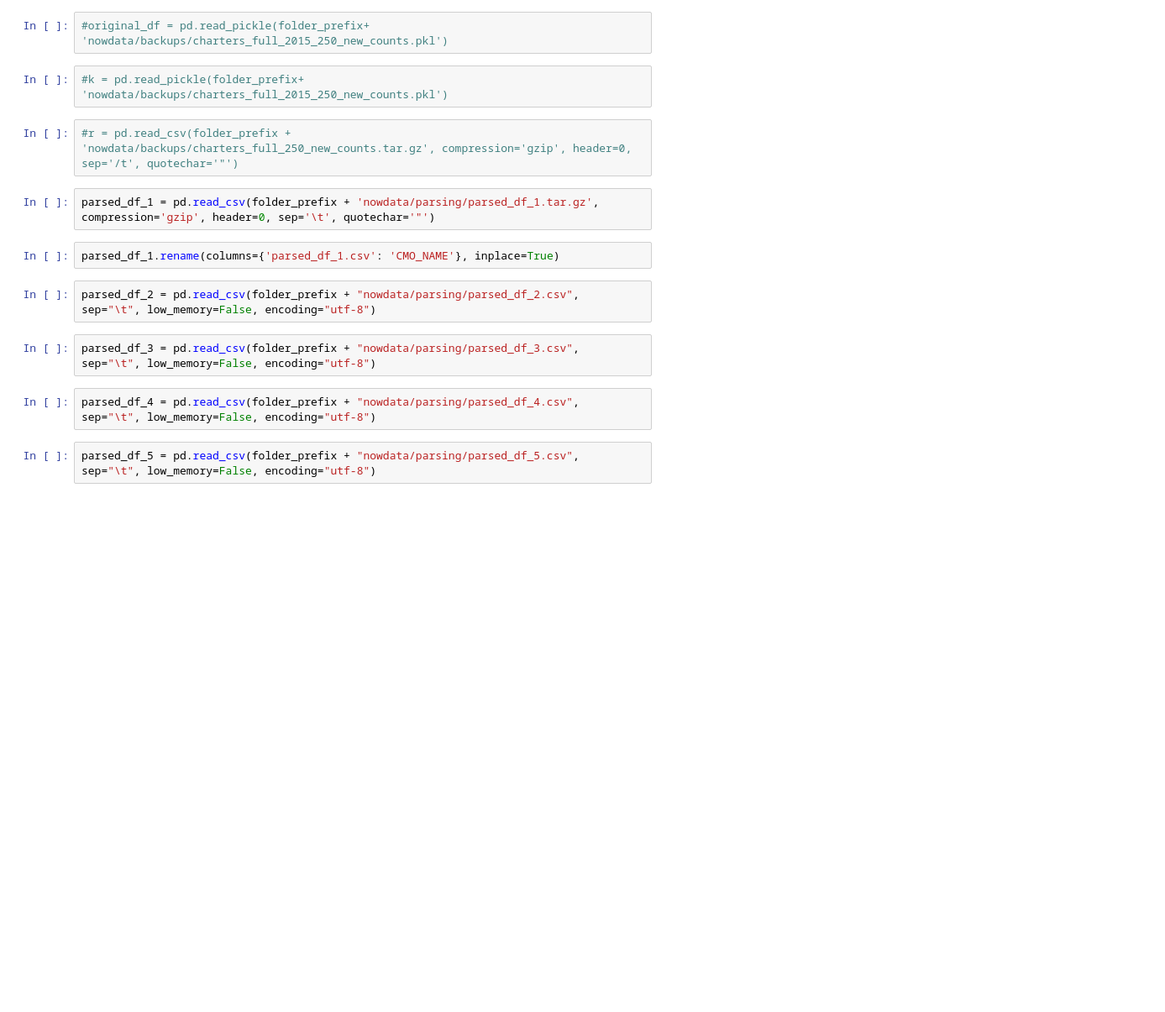
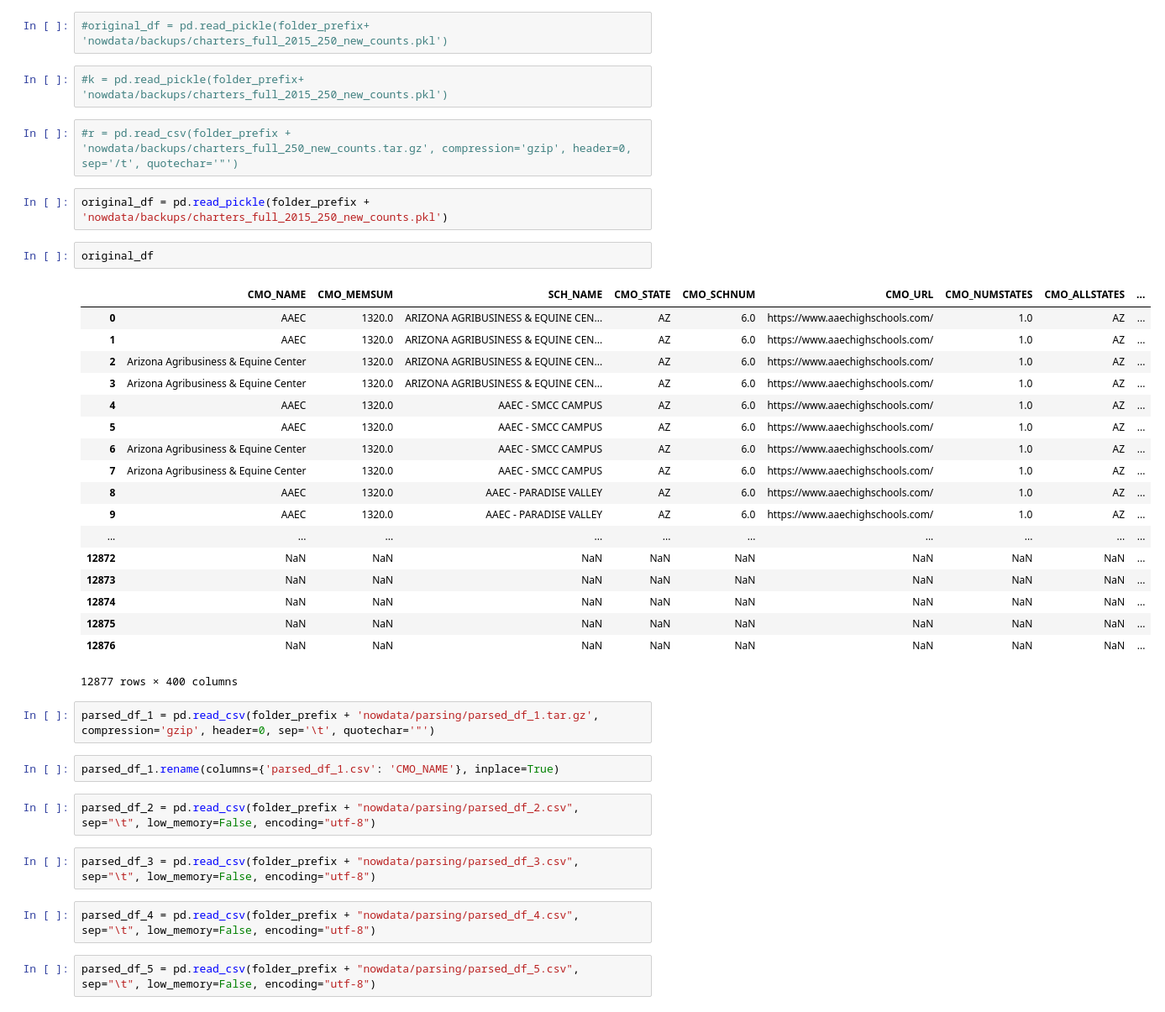
Before and after one commit to comp-strat/text_analysis, a Jupyter notebook: scripts/Combine_Final_df.ipynb, the cells around one changed output. Shown at 84% size. Saved outputs shown, nothing was run; the diff lists cells and outputs as text; blank space fills up the shorter version.

```diff
--- a/scripts/Combine_Final_df.ipynb
+++ b/scripts/Combine_Final_df.ipynb
@@ -19,6 +21,29 @@ folder_prefix = '/home/jovyan/work/'
 #k = pd.read_pickle(folder_prefix+ 'nowdata/backups/charters_full_2015_250_new_counts.pkl')
 # %%
 #r = pd.read_csv(folder_prefix + 'nowdata/backups/charters_full_250_new_counts.tar.gz', compression='gzip', header=0, sep='/t', quotechar='"')
+# %%
+original_df = pd.read_pickle(folder_prefix + 'nowdata/backups/charters_full_2015_250_new_counts.pkl')
+# %%
+original_df
+# %% [output]
+|  | CMO_NAME | CMO_MEMSUM | SCH_NAME | CMO_STATE | CMO_SCHNUM | CMO_URL | CMO_NUMSTATES | CMO_ALLSTATES | ... |
+| 0 | AAEC | 1320.0 | ARIZONA AGRIBUSINESS & EQUINE CEN... | AZ | 6.0 | https://www.aaechighschools.com/ | 1.0 | AZ | ... |
+| 1 | AAEC | 1320.0 | ARIZONA AGRIBUSINESS & EQUINE CEN... | AZ | 6.0 | https://www.aaechighschools.com/ | 1.0 | AZ | ... |
+| 2 | Arizona Agribusiness & Equine Center | 1320.0 | ARIZONA AGRIBUSINESS & EQUINE CEN... | AZ | 6.0 | https://www.aaechighschools.com/ | 1.0 | AZ | ... |
+| 3 | Arizona Agribusiness & Equine Center | 1320.0 | ARIZONA AGRIBUSINESS & EQUINE CEN... | AZ | 6.0 | https://www.aaechighschools.com/ | 1.0 | AZ | ... |
+| 4 | AAEC | 1320.0 | AAEC - SMCC CAMPUS | AZ | 6.0 | https://www.aaechighschools.com/ | 1.0 | AZ | ... |
+| 5 | AAEC | 1320.0 | AAEC - SMCC CAMPUS | AZ | 6.0 | https://www.aaechighschools.com/ | 1.0 | AZ | ... |
+| 6 | Arizona Agribusiness & Equine Center | 1320.0 | AAEC - SMCC CAMPUS | AZ | 6.0 | https://www.aaechighschools.com/ | 1.0 | AZ | ... |
+| 7 | Arizona Agribusiness & Equine Center | 1320.0 | AAEC - SMCC CAMPUS | AZ | 6.0 | https://www.aaechighschools.com/ | 1.0 | AZ | ... |
+| 8 | AAEC | 1320.0 | AAEC - PARADISE VALLEY | AZ | 6.0 | https://www.aaechighschools.com/ | 1.0 | AZ | ... |
+| 9 | AAEC | 1320.0 | AAEC - PARADISE VALLEY | AZ | 6.0 | https://www.aaechighschools.com/ | 1.0 | AZ | ... |
+| ... | ... | ... | ... | ... | ... | ... | ... | ... | ... |
+| 12872 | NaN | NaN | NaN | NaN | NaN | NaN | NaN | NaN | ... |
+| 12873 | NaN | NaN | NaN | NaN | NaN | NaN | NaN | NaN | ... |
+| 12874 | NaN | NaN | NaN | NaN | NaN | NaN | NaN | NaN | ... |
+| 12875 | NaN | NaN | NaN | NaN | NaN | NaN | NaN | NaN | ... |
+| 12876 | NaN | NaN | NaN | NaN | NaN | NaN | NaN | NaN | ... |
+12877 rows × 400 columns
 # %%
 parsed_df_1 = pd.read_csv(folder_prefix + 'nowdata/parsing/parsed_df_1.tar.gz', compression='gzip', header=0, sep='\t', quotechar='"')
 # %%
```
Also changed, not shown: parts of 43 cells of this notebook.
